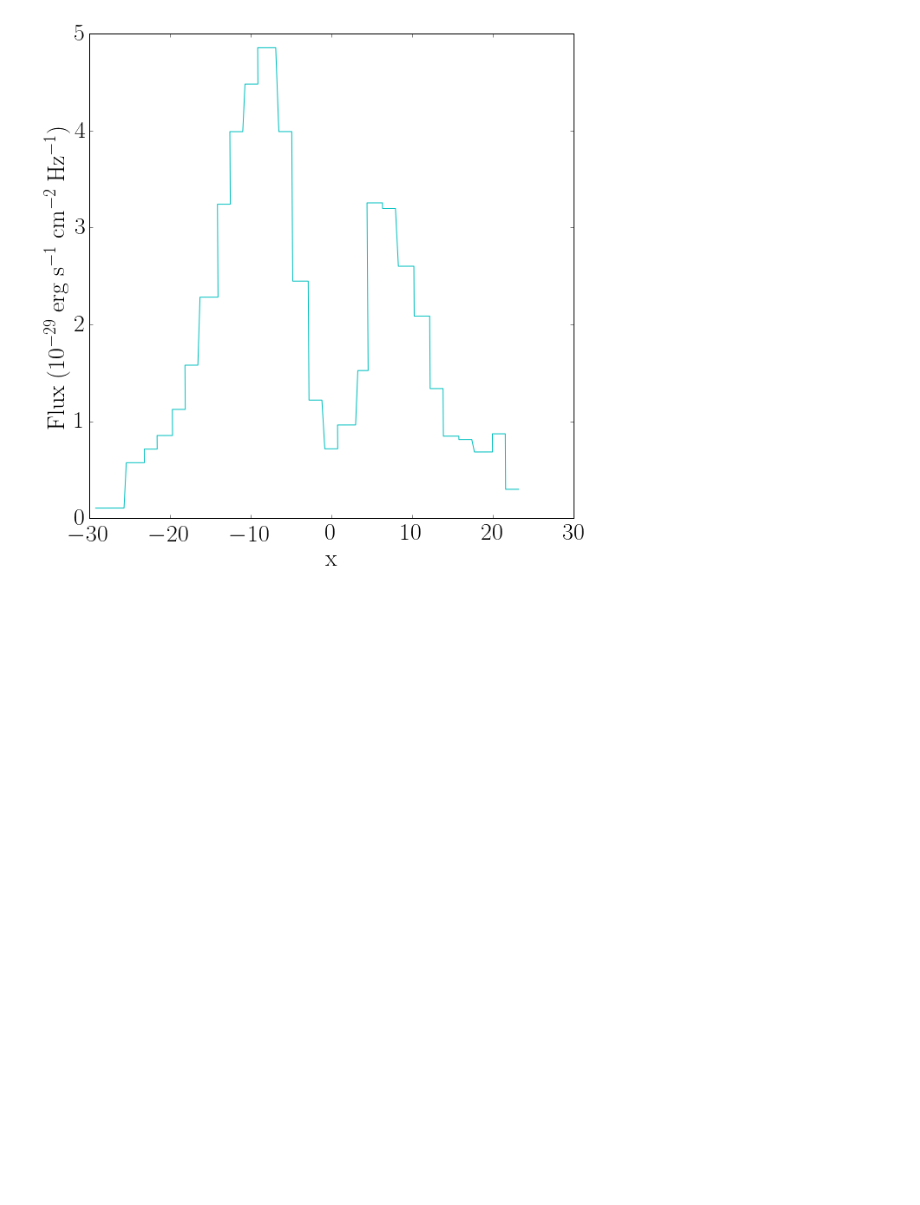
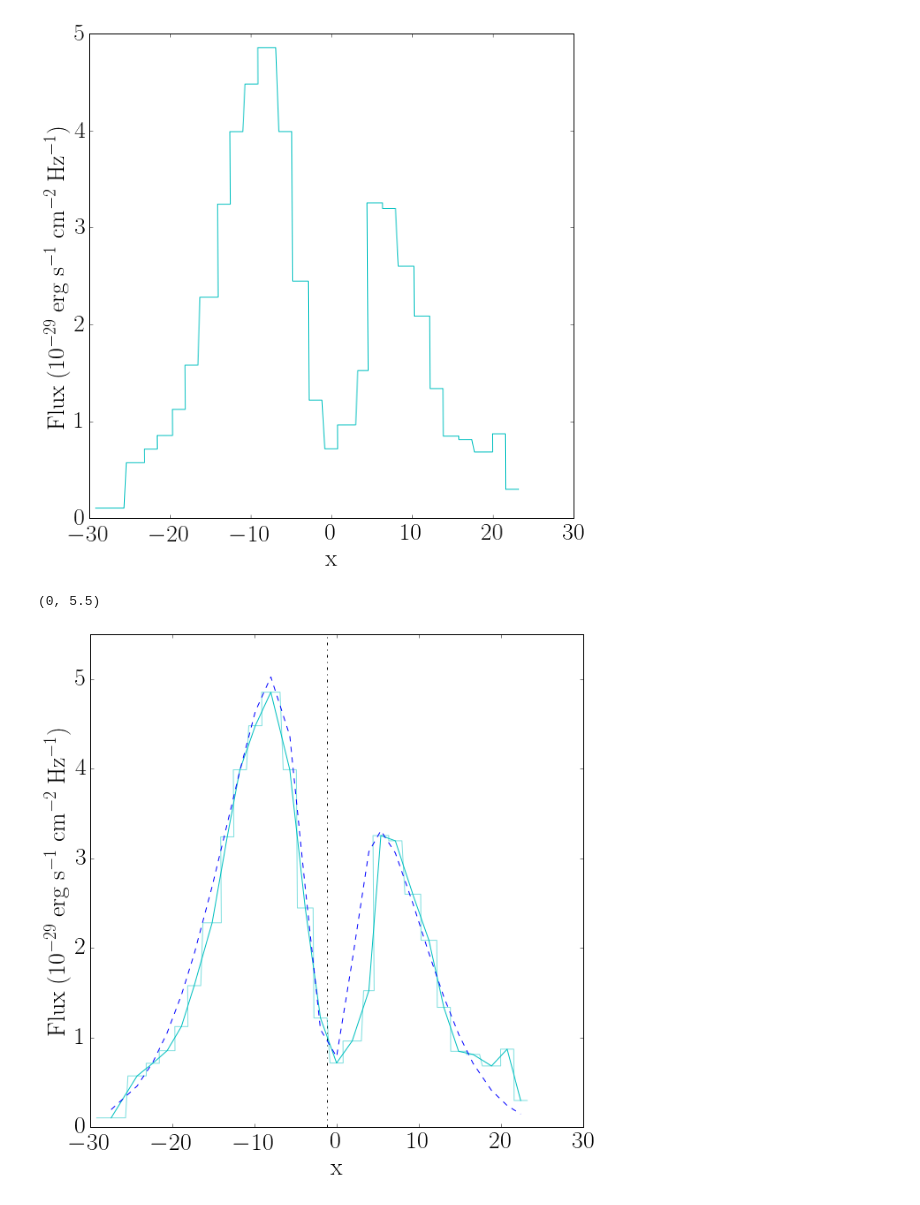
Before and after one commit to astroandes/CLARA_RotationOutflows, a Jupyter notebook: fit/gaussian_fit.ipynb, the cells around one changed output. Cells and saved outputs as stored; diff of their text form; code cells hidden in the pictures; blank space fills up the shorter version.

```diff
--- a/fit/gaussian_fit.ipynb
+++ b/fit/gaussian_fit.ipynb
@@ -40,14 +47,26 @@ from emcee_skewed_gaussian import emcee_skewed_gaussian, sum_2_skewed_gaussian
 half = len(y_x)/2
 
 #First guess
-amplitude_neg = 12*max(y_x[0:half+1])
-center_neg = mean(x_x[0:half+1])
-sigma_neg = std(x_x[0:half+1])
-gamma_neg = -2
-amplitude_pos = 12*max(y_x[half:-1])
-center_pos = mean(x_x[half:-1])
-sigma_pos = std(x_x[half:-1])
-gamma_pos = 2
+amplitude_neg = 65
+center_neg = -4
+sigma_neg = 9
+gamma_neg = -4
+amplitude_pos = 38
+center_pos = 2
+sigma_pos = 8
+gamma_pos = 4
 
-x_x_fit0 = x_x
-y_x_fit0 = sum_2_skewed_gaussian(x_x, amplitude_neg, center_neg, sigma_neg, gamma_neg, amplitude_pos, center_pos, sigma_pos, gamma_pos)
+x_x_fit0 = x_xp
+y_x_fit0 = sum_2_skewed_gaussian(x_xp, amplitude_neg, center_neg, sigma_neg, gamma_neg, amplitude_pos, center_pos, sigma_pos, gamma_pos)
+# %%
+f = figure(figsize = (10,10))
+plot(x_x, y_x, c='c', alpha=0.5)
+plot(x_xp, y_xp, c='c')
+plot(x_x_fit0, y_x_fit0, c='b', linestyle='--')
+vlines(x_x[half],0,5.5,linestyle='-.')
+xlabel('$\mathrm{x}$')
+ylabel('$\mathrm{Flux\;(10^{-29}\;erg\;s^{-1}\;cm^{-2}\;Hz^{-1})}$')
+ylim(0,5.5)
+# %% [output]
+(0, 5.5)
+[figure, added]
```
Also changed, not shown: parts of 9 cells of this notebook, 5 other files.
